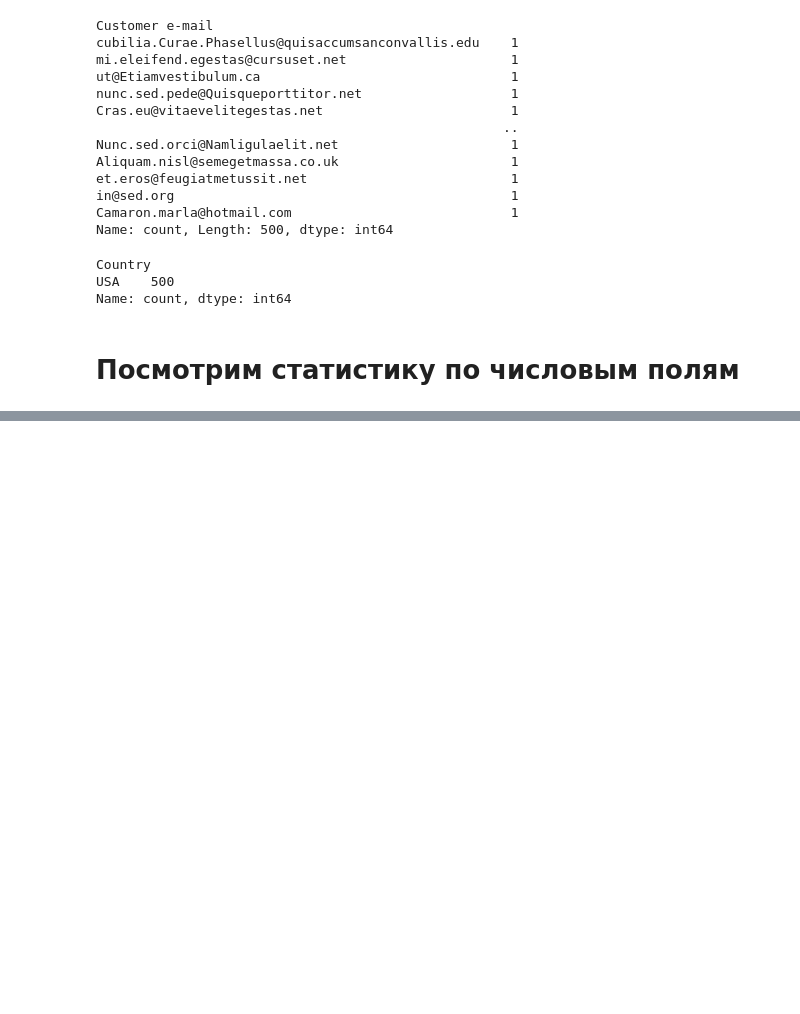
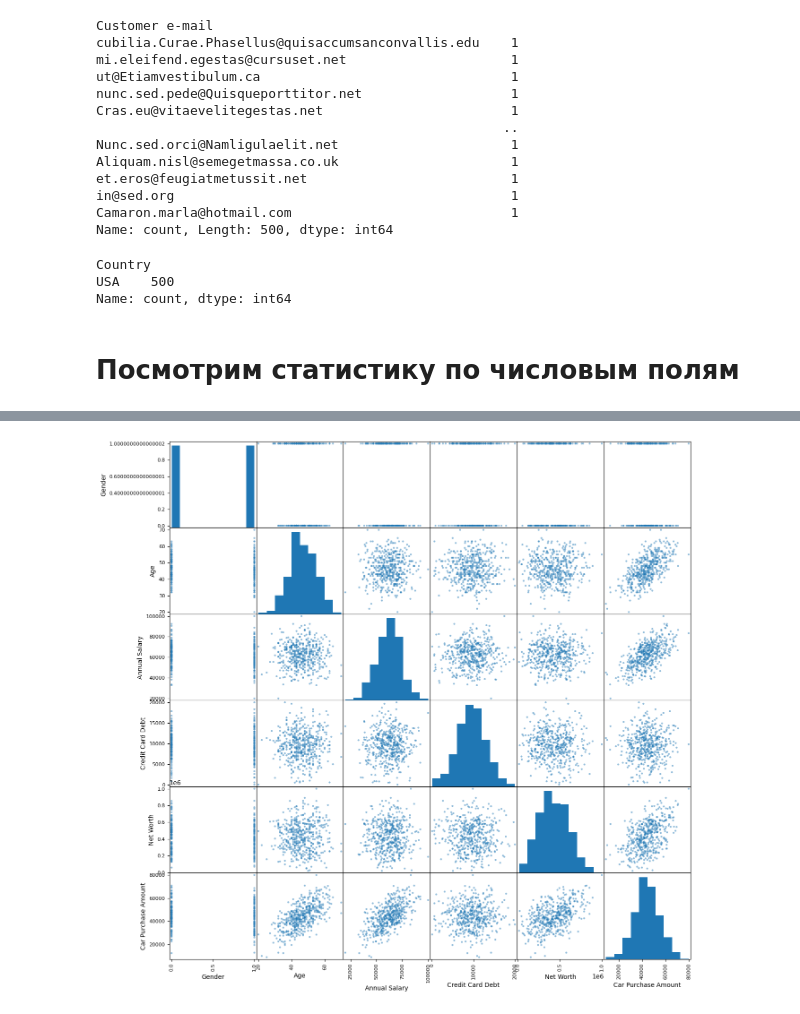
Before and after one commit to maxi7665/IAD, a Jupyter notebook: lab1/lab1.ipynb, the cells around one changed output, grey strips where cells are left out. Drawn from its saved outputs; the diff is of its cells as text; code cells hidden in the pictures; blank space fills up the shorter version.

```diff
--- a/lab1/lab1.ipynb
+++ b/lab1/lab1.ipynb
@@ -138,0 +163,6 @@ ds.describe()
+# %%
+# Построим точечную диаграмму для комбинаций признаков
+scatter_matrix(ds, figsize=(15,15))
+plt.show()
+# %% [output]
+[figure, added]
```
Also changed, not shown: parts of 13 cells of this notebook.
